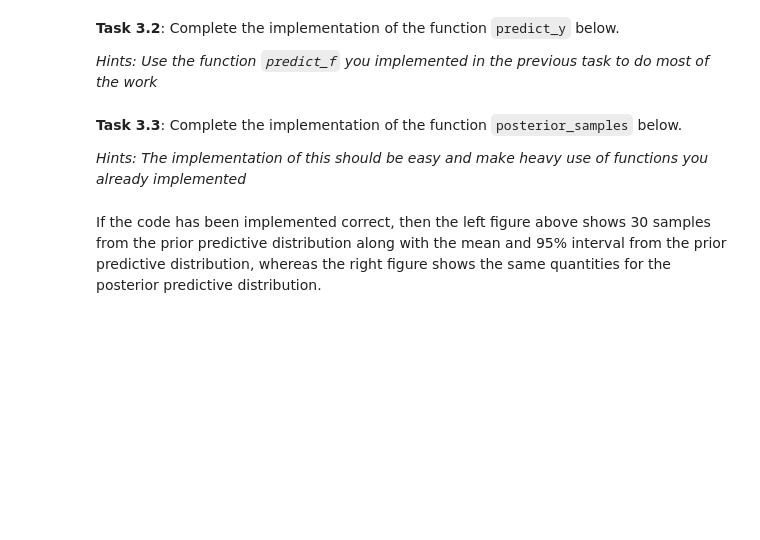
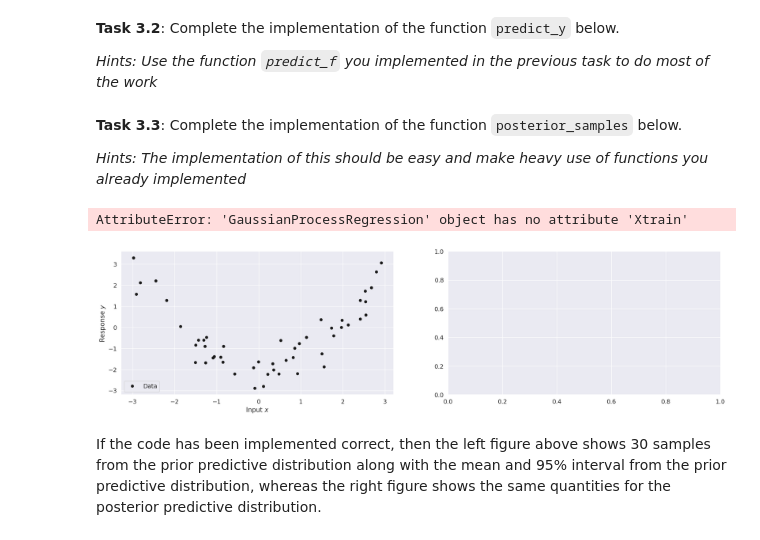
Before and after one commit to Cerlog/02477-exam-prep, a Jupyter notebook: Petr/WEEK_5/ex5_handout.ipynb, the cells around one changed output. Saved outputs shown, nothing was run; the diff lists cells and outputs as text; code cells hidden in the pictures; blank space fills up the shorter version.

```diff
--- a/Petr/WEEK_5/ex5_handout.ipynb
+++ b/Petr/WEEK_5/ex5_handout.ipynb
@@ -510,6 +893,8 @@ class GaussianProcessRegression(object):
         ##############################################
         # Your solution goes here
         ##############################################
+        mu = self.predict_f(Xstar=Xstar)
+        Sigma = self.pre
         ##############################################
         # End of solution
         ##############################################
@@ -530,6 +915,19 @@ class GaussianProcessRegression(object):
         ##############################################
         # Your solution goes here
         ##############################################
+
+        K_nn = kernel.contruct_kernel(X1=self.X, X2=self.X, kappa=self.kappa, lengthscale=self.lengthscale, jitter=self.jitter)
+        k_star_n = kernel.contruct_kernel(X1=Xstar, X2=self.Xtrain, kappa=self.kappa, lengthscale=self.lengthscale, jitter=self.jitter)
+        c_star_star = kernel.contruct_kernel(X1=Xstar, X2=Xstar, kappa=self.kappa, lengthscale=self.lengthscale, jitter=self.jitter)
+        C = K + self.sigma**2 * jnp.eye(self.N)
+        k_n_star = k_star_n.T
+
+        C_inv = jnp.linalg.solve(C, self.y)
+
+        mu = k_star_n @ C_inv
+        Sigma = c_star_star - k_star_n @ C_inv @ k_n_star
+
+
         ##############################################
         # End of solution
         ##############################################
@@ -548,33 +946,36 @@ class GaussianProcessRegression(object):
             kappa       -- positive scalar
             lengthscale -- positive scalar
             sigma       -- positive scalar
             """
 
         ##############################################
         # Your solution goes here
         ##############################################
         ##############################################
         # End of solution
         ##############################################
 
 # instantiate kernel
 kernel = StationaryIsotropicKernel(kernel_fun=squared_exponential)
 
 # instantiate GP without data (hence, posterior=prior) and with data
 gp_prior = GaussianProcessRegression(jnp.zeros((0, 1)), jnp.zeros((0, 1)), kernel)
 gp_post = GaussianProcessRegression(Xtrain, ytrain, kernel)
 
 # plot
 fig, ax = plt.subplots(1, 2, figsize=(25, 6))
 plot_data(ax[0])
 plot_with_uncertainty(ax[0], Xstar, gp_prior, title='Prior predictive distribution', num_samples=30)
 ax[0].legend(loc='lower center', ncol=4)
 ax[0].set_ylim((-5, 5))
 
 plot_data(ax[1])
 plot_with_uncertainty(ax[1], Xstar, gp_post, title='Posterior predictive distribution', num_samples=30)
 ax[1].legend(loc='lower center', ncol=4)
 ax[1].set_ylim((-5, 5));
+# %% [output]
+AttributeError: 'GaussianProcessRegression' object has no attribute 'Xtrain'
+[figure, added]
 # %% [markdown]
 If the code has been implemented correct, then the left figure above shows 30 samples from the prior predictive distribution along with the mean and 95% interval from the prior predictive distribution, whereas the right figure shows the same quantities for the posterior predictive distribution.
 # %% [markdown]
```
Also changed, not shown: parts of 10 cells of this notebook.
